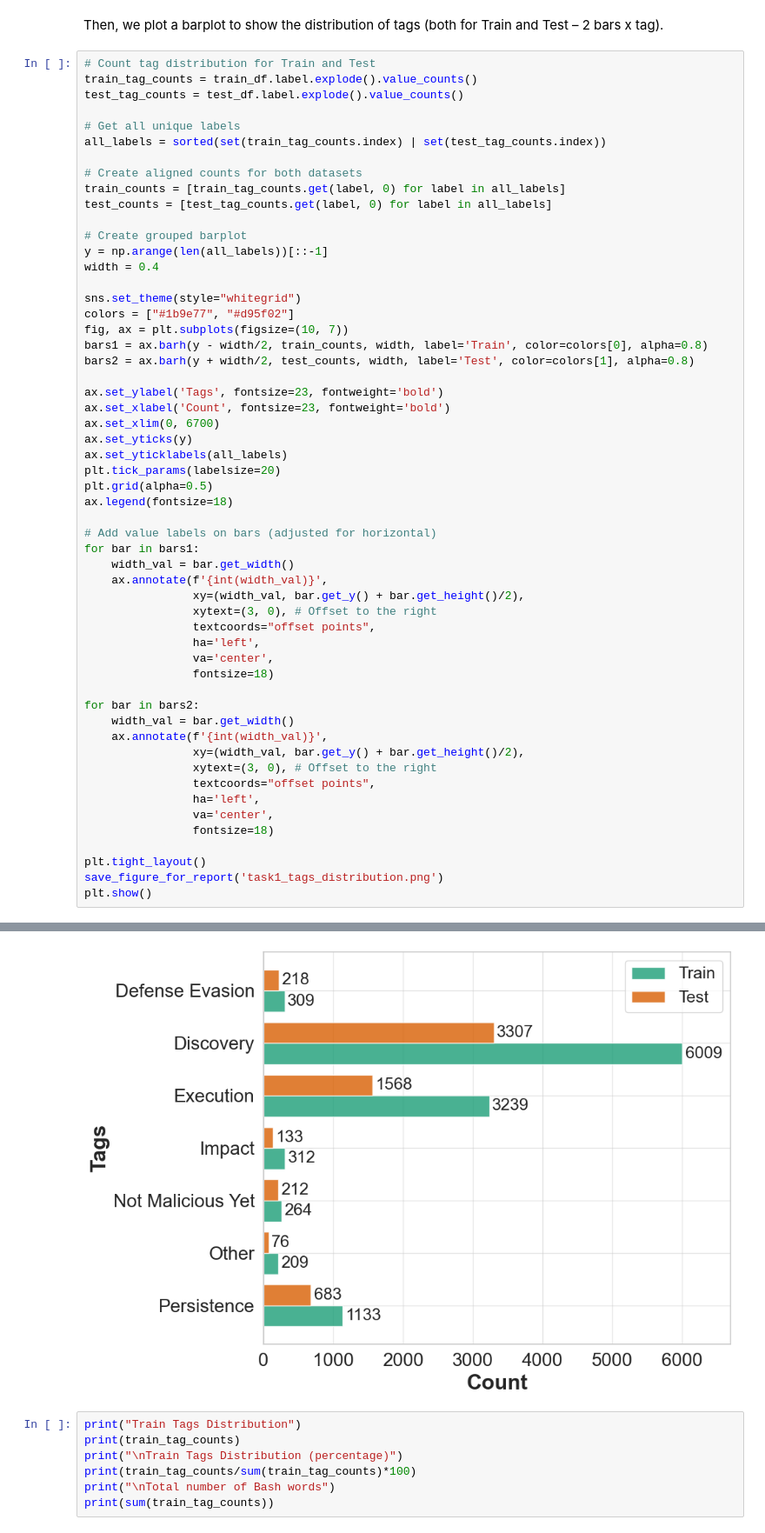
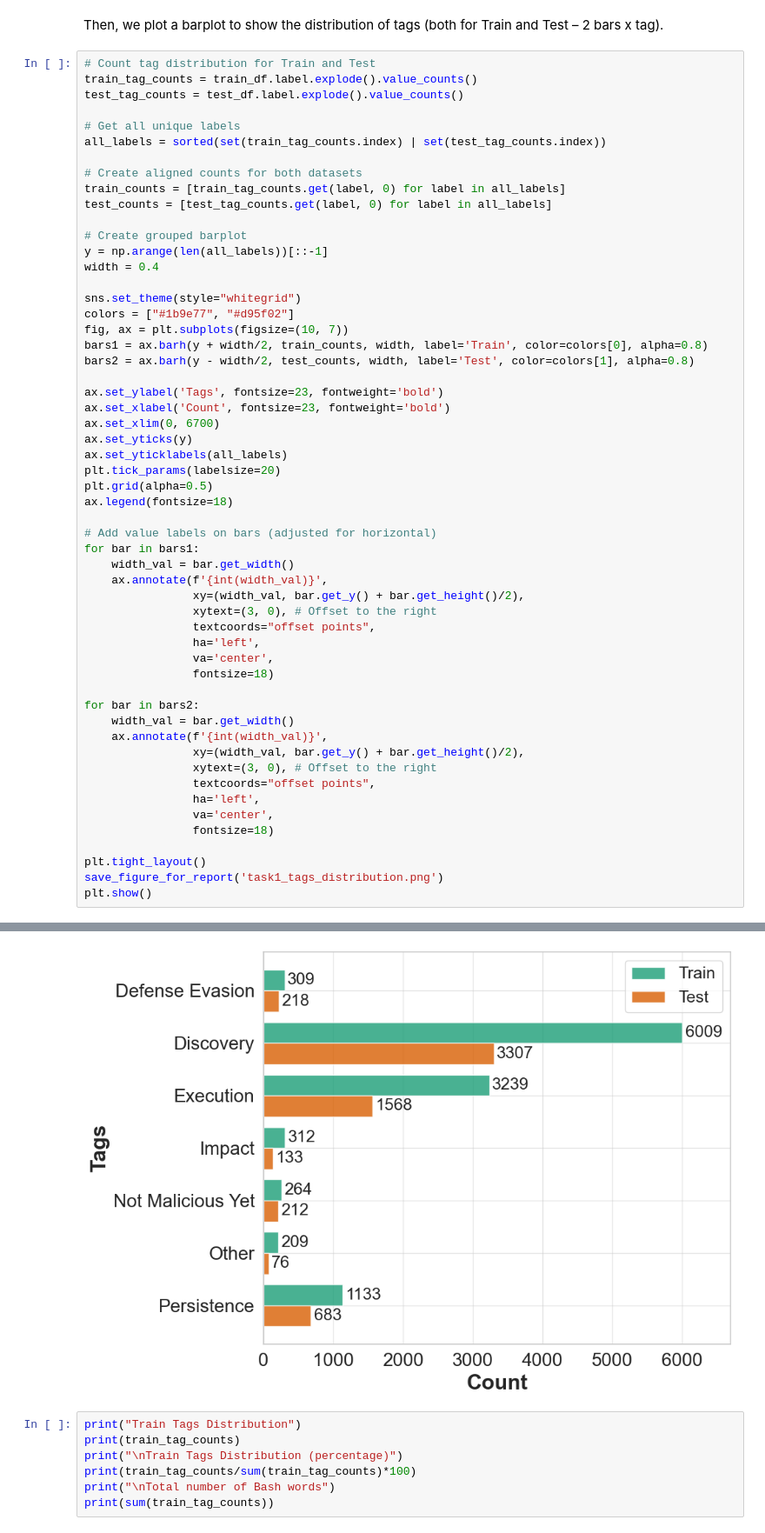
Before and after one commit to RenatoMignone/attack-tactic-recognition-nlp, a Jupyter notebook: lab/notebooks/Task1.ipynb, the cells around one changed output, grey strips where cells are left out. Shown at 87% size. Cells and saved outputs as stored; diff of their text form.

```diff
--- a/lab/notebooks/Task1.ipynb
+++ b/lab/notebooks/Task1.ipynb
@@ -75,8 +75,8 @@ width = 0.4
 sns.set_theme(style="whitegrid")
 colors = ["#1b9e77", "#d95f02"]
 fig, ax = plt.subplots(figsize=(10, 7))
-bars1 = ax.barh(y - width/2, train_counts, width, label='Train', color=colors[0], alpha=0.8)
-bars2 = ax.barh(y + width/2, test_counts, width, label='Test', color=colors[1], alpha=0.8)
+bars1 = ax.barh(y + width/2, train_counts, width, label='Train', color=colors[0], alpha=0.8)
+bars2 = ax.barh(y - width/2, test_counts, width, label='Test', color=colors[1], alpha=0.8)
 
 ax.set_ylabel('Tags', fontsize=23, fontweight='bold')
 ax.set_xlabel('Count', fontsize=23, fontweight='bold')
@@ -86,34 +86,34 @@ ax.set_yticklabels(all_labels)
 plt.tick_params(labelsize=20)
 plt.grid(alpha=0.5)
 ax.legend(fontsize=18)
 
 # Add value labels on bars (adjusted for horizontal)
 for bar in bars1:
     width_val = bar.get_width()
     ax.annotate(f'{int(width_val)}',
                 xy=(width_val, bar.get_y() + bar.get_height()/2),
                 xytext=(3, 0), # Offset to the right
                 textcoords="offset points",
                 ha='left',
                 va='center',
                 fontsize=18)
 
 for bar in bars2:
     width_val = bar.get_width()
     ax.annotate(f'{int(width_val)}',
                 xy=(width_val, bar.get_y() + bar.get_height()/2),
                 xytext=(3, 0), # Offset to the right
                 textcoords="offset points",
                 ha='left',
                 va='center',
                 fontsize=18)
 
 plt.tight_layout()
 save_figure_for_report('task1_tags_distribution.png')
 plt.show()
 # %% [output]
 Figure saved to: ../plots/Task1/task1_tags_distribution.png
-[figure, old version]
+[figure, new version]
 # %%
 print("Train Tags Distribution")
 print(train_tag_counts)
```
Also changed, not shown: 5 other files.
